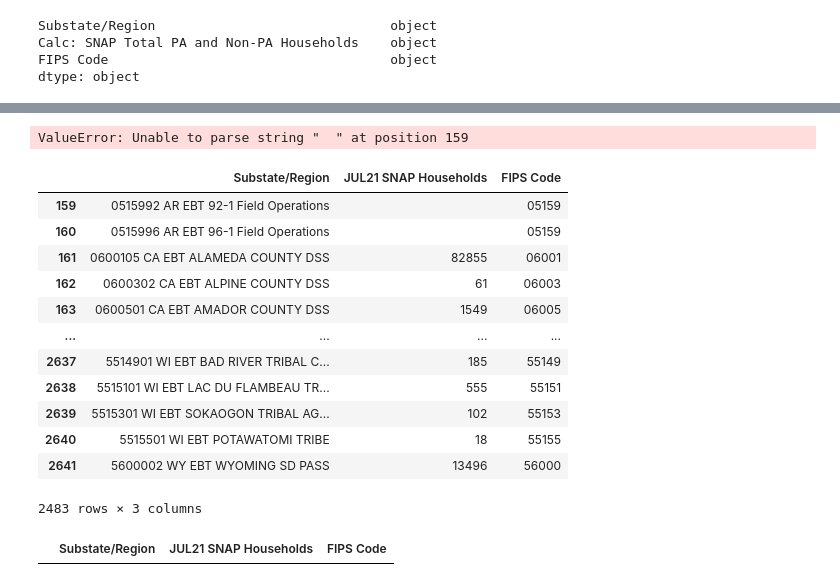
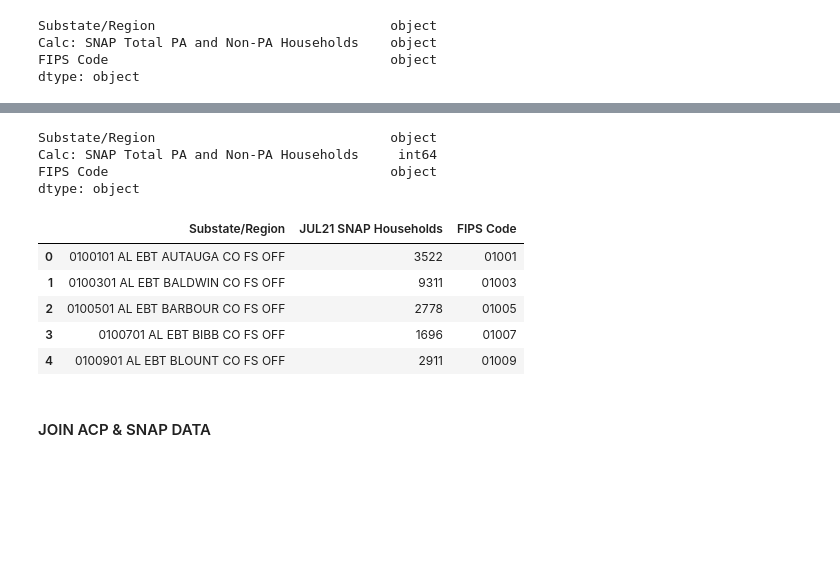
Before and after one commit to datakind/BDT_DataDive_Dec22, a Jupyter notebook: notebooks/ACP Uptake vs SNAP Uptake.ipynb, the cells around one changed output, grey strips where cells are left out. Saved outputs shown, nothing was run; the diff lists cells and outputs as text; code cells hidden in the pictures; blank space fills up the shorter version.

Commit message:
Update ACP Uptake vs SNAP Uptake.ipynb
Finished basic cleaning on ACP and SNAP data

```diff
--- a/notebooks/ACP Uptake vs SNAP Uptake.ipynb
+++ b/notebooks/ACP Uptake vs SNAP Uptake.ipynb
@@ -158 +239,4 @@ dtype: object
+# %%
+#fill blank values
+sjul21['Calc: SNAP Total PA and Non-PA Households'][sjul21['Calc: SNAP Total PA and Non-PA Households']=="  "]=0
 # %%
@@ -160,22 +244,18 @@ sjul21["Calc: SNAP Total PA and Non-PA Households"] = pd.to_numeric(sjul21["Calc
+# %%
+sjul21.dtypes
+# %% [output]
+Substate/Region                              object
+Calc: SNAP Total PA and Non-PA Households     int64
+FIPS Code                                    object
+dtype: object
 # %%
 sjul21 = sjul21.rename(columns={'Calc: SNAP Total PA and Non-PA Households': 'JUL21 SNAP Households'})
-# %%
-sjul21["JUL21 SNAP Households"] = pd.to_numeric(sjul21["JUL21 SNAP Households"])
-# %% [output]
-ValueError: Unable to parse string "  " at position 159
 # %%
-sjul21[159:]
+sjul21.head()
 # %% [output]
 |  | Substate/Region | JUL21 SNAP Households | FIPS Code |
-| 159 | 0515992 AR EBT 92-1 Field Operations |  | 05159 |
-| 160 | 0515996 AR EBT 96-1 Field Operations |  | 05159 |
-| 161 | 0600105 CA EBT ALAMEDA COUNTY DSS | 82855 | 06001 |
-| 162 | 0600302 CA EBT ALPINE COUNTY DSS | 61 | 06003 |
-| 163 | 0600501 CA EBT AMADOR COUNTY DSS | 1549 | 06005 |
-| ... | ... | ... | ... |
-| 2637 | 5514901 WI EBT BAD RIVER TRIBAL C... | 185 | 55149 |
-| 2638 | 5515101 WI EBT LAC DU FLAMBEAU TR... | 555 | 55151 |
-| 2639 | 5515301 WI EBT SOKAOGON TRIBAL AG... | 102 | 55153 |
-| 2640 | 5515501 WI EBT POTAWATOMI TRIBE | 18 | 55155 |
-| 2641 | 5600002 WY EBT WYOMING SD PASS | 13496 | 56000 |
+| 0 | 0100101 AL EBT AUTAUGA CO FS OFF | 3522 | 01001 |
+| 1 | 0100301 AL EBT BALDWIN CO FS OFF | 9311 | 01003 |
+| 2 | 0100501 AL EBT BARBOUR CO FS OFF | 2778 | 01005 |
+| 3 | 0100701 AL EBT BIBB CO FS OFF | 1696 | 01007 |
+| 4 | 0100901 AL EBT BLOUNT CO FS OFF | 2911 | 01009 |
-2483 rows × 3 columns
@@ -184,7 +262,5 @@ sjul21['JUL21 SNAP Households']=sjul21['JUL21 SNAP Households'].fillna(0)
-# %%
-sjul21[sjul21['JUL21 SNAP Households']==" "]
-# %% [output]
-|  | Substate/Region | JUL21 SNAP Households | FIPS Code |
+# %% [markdown]
+#### JOIN ACP & SNAP DATA
 # %%
 #sjul20.head()
 # %%
```
Also changed, not shown: parts of 26 cells of this notebook.
